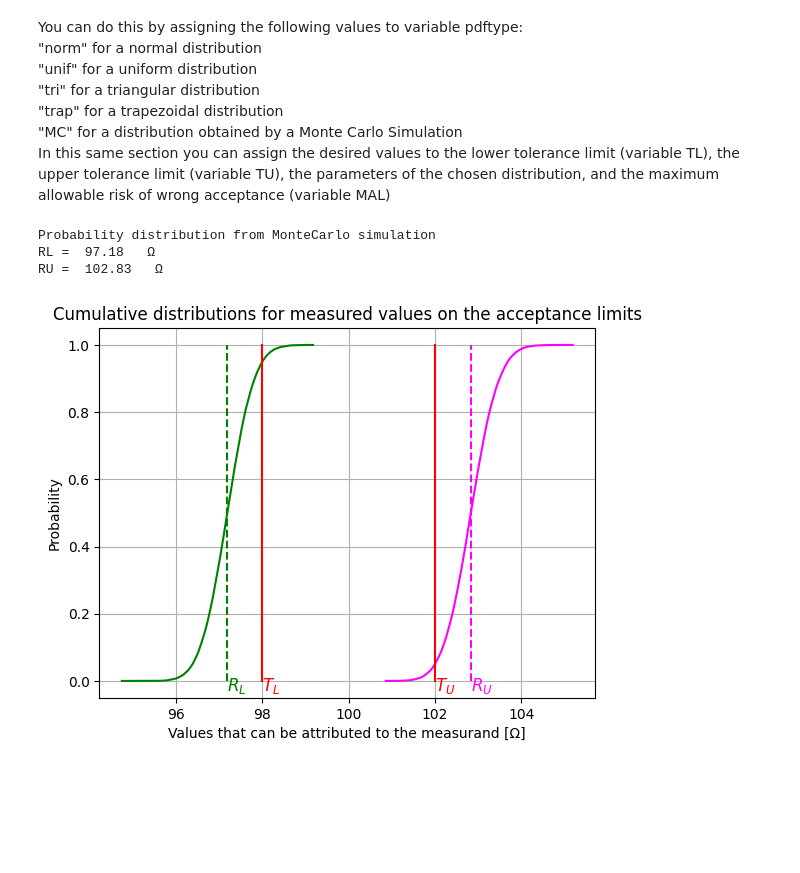
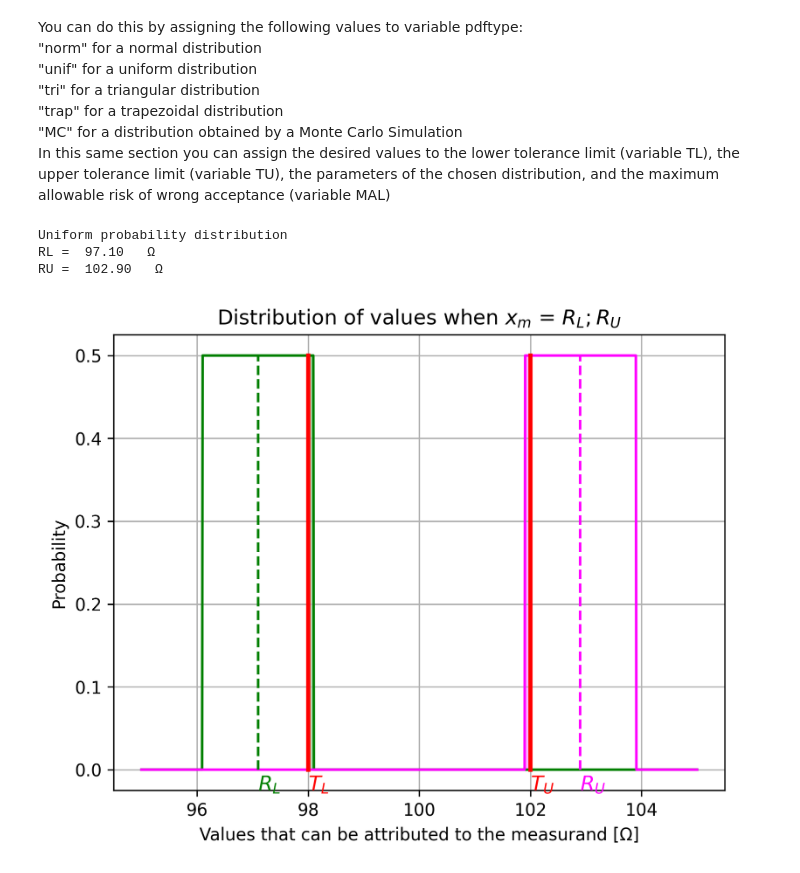
Before and after one commit to alessandro-ferrero/Acceptance-limits, a Jupyter notebook: Rejection limits.ipynb, the cells around one changed output. Cells and saved outputs as stored; diff of their text form; code cells hidden in the pictures; blank space fills up the shorter version.

```diff
--- a/Rejection limits.ipynb
+++ b/Rejection limits.ipynb
@@ -87,7 +87,7 @@ You can do this by assigning the following values to variable pdftype: <br>
 "MC" for a distribution obtained by a Monte Carlo Simulation <br>
 In this same section you can assign the desired values to the lower tolerance limit (variable TL), the upper tolerance limit (variable TU), the parameters of the chosen distribution, and the maximum allowable risk of wrong acceptance (variable MAL)
 # %%
-pdftype='MC' #assign the value for the desired pdf type
+pdftype='unif' #assign the value for the desired pdf type
 measunit='\u03A9' #assign the value for the measurement unit. It will be used in the plot x-axis label
 #For greek letters and symbols use the unicode
 TL=98 #assign the value for the lower tolerance limit
@@ -138,6 +138,7 @@ if pdftype=='norm':
     plt.text(TL, -Ymax/20, r'$\it{T_L}$', fontsize=12, color='red')
     plt.text(TU, -Ymax/20, r'$\it{T_U}$', fontsize=12, color='red')
     plt.grid(True)
+    plt.gcf().set_dpi(300)
     plt.show()
 
 
@@ -165,6 +166,7 @@ elif pdftype=='unif':
     plt.text(TL, -Ymax/20, r'$\it{T_L}$', fontsize=12, color='red')
     plt.text(TU, -Ymax/20, r'$\it{T_U}$', fontsize=12, color='red')
     plt.grid(True)
+    plt.gcf().set_dpi(300)
     plt.show()
 
 elif pdftype=='tri':
@@ -191,6 +193,7 @@ elif pdftype=='tri':
     plt.text(TL, -Ymax/20, r'$\it{T_L}$', fontsize=12, color='red')
     plt.text(TU, -Ymax/20, r'$\it{T_U}$', fontsize=12, color='red')
     plt.grid(True)
+    plt.gcf().set_dpi(300)
     plt.show()
 
 elif pdftype=='trap':
@@ -217,6 +220,7 @@ elif pdftype=='trap':
     plt.text(TL, -Ymax/20, r'$\it{T_L}$', fontsize=12, color='red')
     plt.text(TU, -Ymax/20, r'$\it{T_U}$', fontsize=12, color='red')
     plt.grid(True)
+    plt.gcf().set_dpi(300)
     plt.show()
 
 elif pdftype=='MC':
@@ -263,34 +267,35 @@ elif pdftype=='MC':
     i=0
     while YCU[i]<MAL:
         i+=1
     AU=2*TU-binU_edges[i]
     print('Probability distribution from MonteCarlo simulation\nRL = ', "{:.2f}".format(AL), ' ', measunit, '\nRU = ', "{:.2f}".format(AU), ' ', measunit)
 
     #Plots the shifted cumulative probability functions
     DL=AL-TL
     DU=AU-TU
     plt.plot(binL_edges[1:]+DL,YCL, color='green')
     plt.plot(binU_edges[1:]+DU,YCU, color='magenta')
     plt.plot([AL,AL],[0,1], color='green', linestyle='--')
     plt.plot([AU,AU],[0,1], color='magenta', linestyle='--')
     plt.plot([TL,TL],[0,1], color='red', linestyle='-', linewidth=1.5)
     plt.plot([TU,TU],[0,1], color='red', linestyle='-', linewidth=1.5)
     plt.xlabel('Values that can be attributed to the measurand ['+measunit+']')
     plt.ylabel('Probability')
     plt.title('Cumulative distributions for measured values on the acceptance limits')
     plt.text(AL, -0.03, r'$\it{R_L}$', fontsize=12, color='green')
     plt.text(AU, -0.03, r'$\it{R_U}$', fontsize=12, color='magenta')
     plt.text(TL, -0.03, r'$\it{T_L}$', fontsize=12, color='red')
     plt.text(TU, -0.03, r'$\it{T_U}$', fontsize=12, color='red')
     plt.grid(True)
+    plt.gcf().set_dpi(300)
     plt.show()
 
     #print("Probability distribution coming from a Monte Carlo simulation\nNot yet available")
 
 else:
     print("Wrong probability distribution type")
 # %% [output]
-Probability distribution from MonteCarlo simulation
-RL =  97.18   Ω
-RU =  102.83   Ω
+Uniform probability distribution
+RL =  97.10   Ω
+RU =  102.90   Ω
-[figure, old version]
+[figure, new version]
```
Also changed, not shown: 4 other files.
